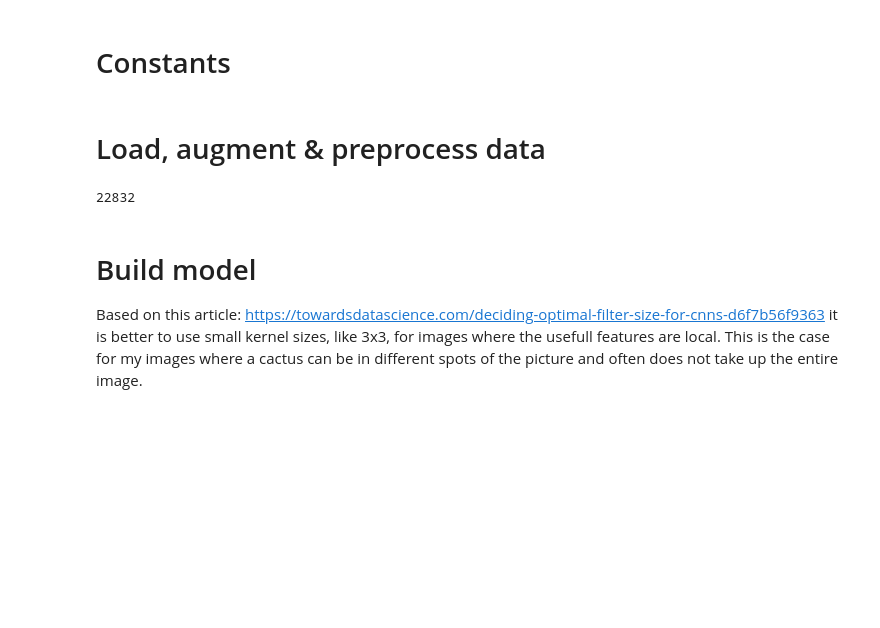
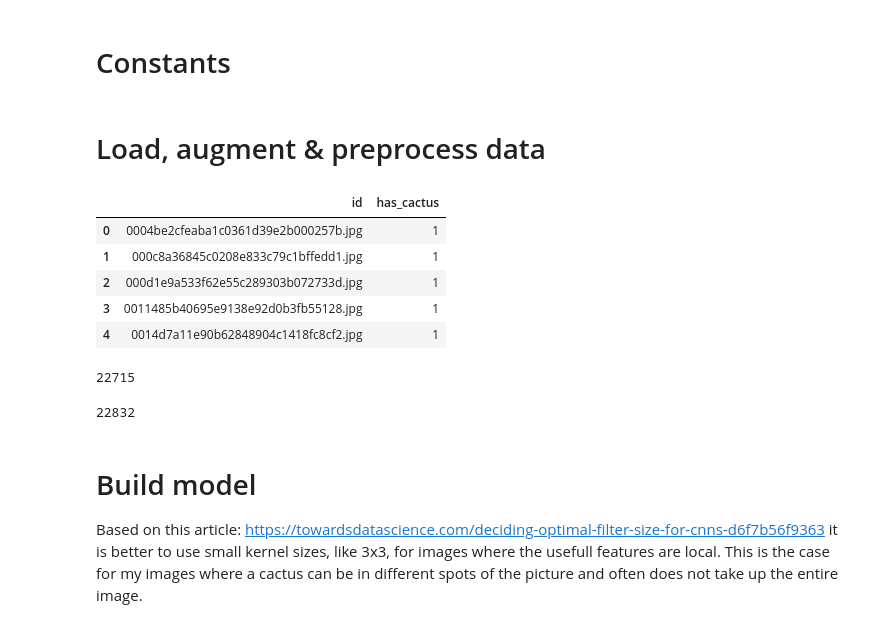
Before and after one commit to kpapijnenburg/cactus-detector, a Jupyter notebook: CNN-V1.1.ipynb, the cells around one changed output. Drawn from its saved outputs; the diff is of its cells as text; code cells hidden in the pictures; blank space fills up the shorter version.

```diff
--- a/CNN-V1.1.ipynb
+++ b/CNN-V1.1.ipynb
@@ -24,6 +24,38 @@ BATCH_SIZE = 32
 EPOCHS = 15
 # %% [markdown]
 # Load, augment & preprocess data
+# %%
+# Load labels
+metadata = pd.read_csv(METADATA_PATH)
+metadata.head()
+# %% [output]
+|  | id | has_cactus |
+| 0 | 0004be2cfeaba1c0361d39e2b000257b.jpg | 1 |
+| 1 | 000c8a36845c0208e833c79c1bffedd1.jpg | 1 |
+| 2 | 000d1e9a533f62e55c289303b072733d.jpg | 1 |
+| 3 | 0011485b40695e9138e92d0b3fb55128.jpg | 1 |
+| 4 | 0014d7a11e90b62848904c1418fc8cf2.jpg | 1 |
+# %%
+train_data = []
+
+for index, row in metadata.iterrows():
+    image = cv2.imread(f'{TRAIN_DATA_DIR}/{row.id}')
+    label = 'has_cactus' if row.has_cactus else "no_cactus"
+    train_data.append({'image': image, 'label': label})
+
+    # Augment 30% of the data
+    if np.random.random() < 0.3:
+        # Horizontal or vertical flip
+        flag = np.random.randint(0, 1)
+        image = cv2.flip(image, flag)
+        train_data.append({'image': image, 'label': label})
+
+# Convert to numpy array in order to shuffle the data
+train_data = np.asarray(train_data)
+np.random.shuffle(train_data)
+print(len(train_data))
+# %% [output]
+22715
 # %%
 train_data = []
 labels = ['no_cactus', 'has_cactus']
```
Also changed, not shown: parts of 6 cells of this notebook, 1 other file.
